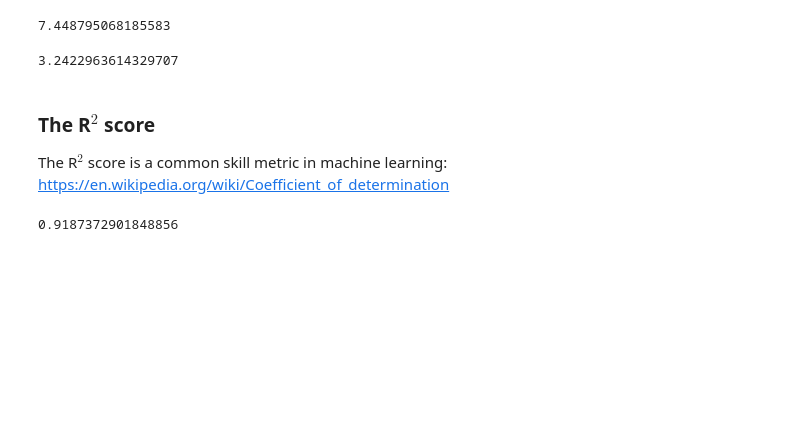
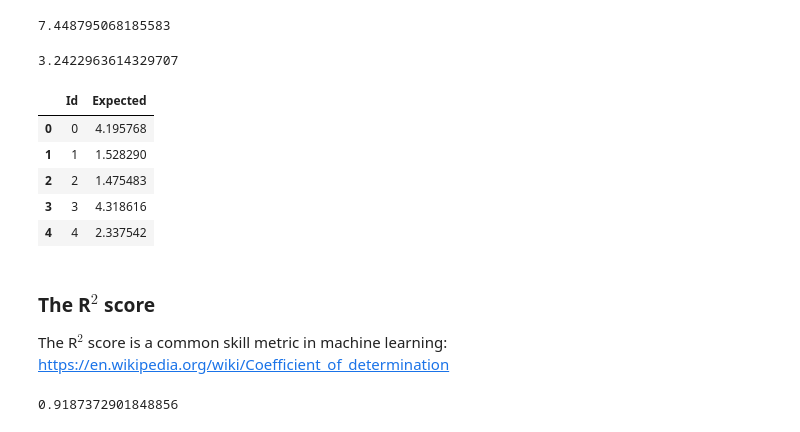
Before and after one commit to waves2weather/W2W-ML-Workshop, a Jupyter notebook: nb2_sklearn-lr-rf.ipynb, the cells around one changed output. Saved outputs shown, nothing was run; the diff lists cells and outputs as text; code cells hidden in the pictures; blank space fills up the shorter version.

```diff
--- a/nb2_sklearn-lr-rf.ipynb
+++ b/nb2_sklearn-lr-rf.ipynb
@@ -11,6 +11,13 @@ import matplotlib.pyplot as plt
 import numpy as np
 import pandas as pd
 import seaborn as sns
+# %%
+DATADIR = '/local/S.Rasp/ML-Workshop-Data/'
+# %%
+def create_sub(preds, fn=None):
+    df =  pd.DataFrame({'Id': range(len(preds)), 'Expected': preds})
+    if fn is not None: df.to_csv(DATADIR + fn, index=False)
+    return df
 # %%
 # Load the data
 with open('./data/preproc_data.pkl', 'rb') as f:
@@ -70,6 +77,16 @@ preds = lr.predict(X_valid)
 mse(preds, y_valid)
 # %% [output]
 3.2422963614329707
+# %%
+# Submit to Kaggle
+df_sub = create_sub(lr.predict(X_test), 'lr.csv'); df_sub.head()
+# %% [output]
+|  | Id | Expected |
+| 0 | 0 | 4.195768 |
+| 1 | 1 | 1.528290 |
+| 2 | 2 | 1.475483 |
+| 3 | 3 | 4.318616 |
+| 4 | 4 | 2.337542 |
 # %% [markdown]
 ### The R$^2$ score
 
```
Also changed, not shown: parts of 13 cells of this notebook, 3 other files.
